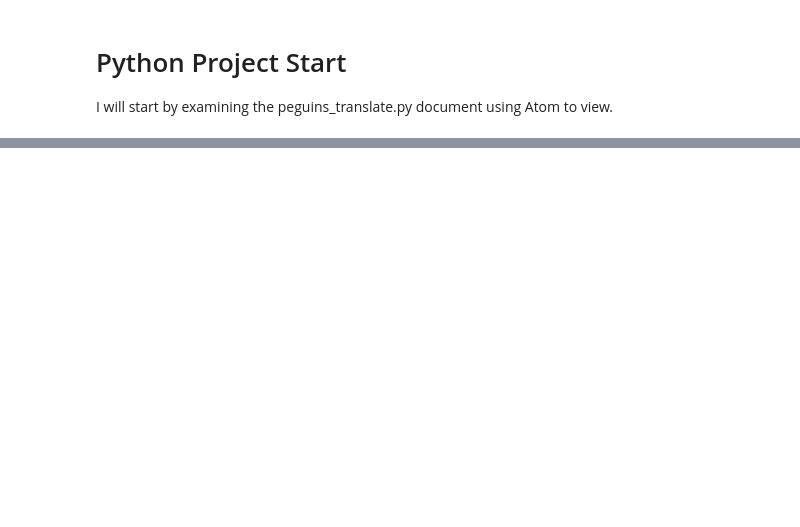
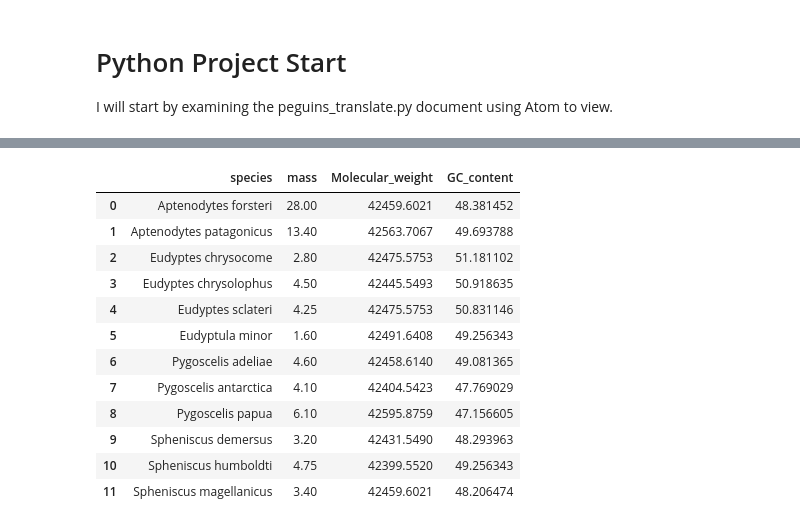
Before and after one commit to jmanast/Python, a Jupyter notebook: python_assignment/Python_Assignment_Files_JMA/python_assignment_jupiter_notebook_JMA.ipynb, the cells around one changed output, grey strips where cells are left out. Cells and saved outputs as stored; diff of their text form; code cells hidden in the pictures; blank space fills up the shorter version.

```diff
--- a/python_assignment/Python_Assignment_Files_JMA/python_assignment_jupiter_notebook_JMA.ipynb
+++ b/python_assignment/Python_Assignment_Files_JMA/python_assignment_jupiter_notebook_JMA.ipynb
@@ -175,0 +206,18 @@ species_list = list(penguins_df.species)
+# %%
+penguins_new_columns_df # test of my data frame, all functions of the main block worked as expected, I checked each data frame
+# (with altering names) after each line of code in the main block. Below is the new dataframe with correctly imputed values
+# for the last check
+# %% [output]
+|  | species | mass | Molecular_weight | GC_content |
+| 0 | Aptenodytes forsteri | 28.00 | 42459.6021 | 48.381452 |
+| 1 | Aptenodytes patagonicus | 13.40 | 42563.7067 | 49.693788 |
+| 2 | Eudyptes chrysocome | 2.80 | 42475.5753 | 51.181102 |
+| 3 | Eudyptes chrysolophus | 4.50 | 42445.5493 | 50.918635 |
+| 4 | Eudyptes sclateri | 4.25 | 42475.5753 | 50.831146 |
+| 5 | Eudyptula minor | 1.60 | 42491.6408 | 49.256343 |
+| 6 | Pygoscelis adeliae | 4.60 | 42458.6140 | 49.081365 |
+| 7 | Pygoscelis antarctica | 4.10 | 42404.5423 | 47.769029 |
+| 8 | Pygoscelis papua | 6.10 | 42595.8759 | 47.156605 |
+| 9 | Spheniscus demersus | 3.20 | 42431.5490 | 48.293963 |
+| 10 | Spheniscus humboldti | 4.75 | 42399.5520 | 49.256343 |
+| 11 | Spheniscus magellanicus | 3.40 | 42459.6021 | 48.206474 |
```
Also changed, not shown: parts of 34 cells of this notebook, 8 other files.
